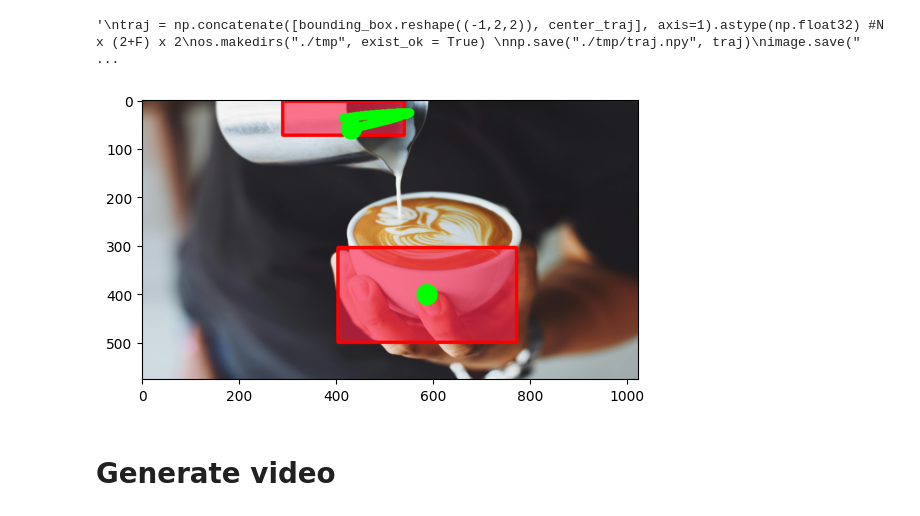
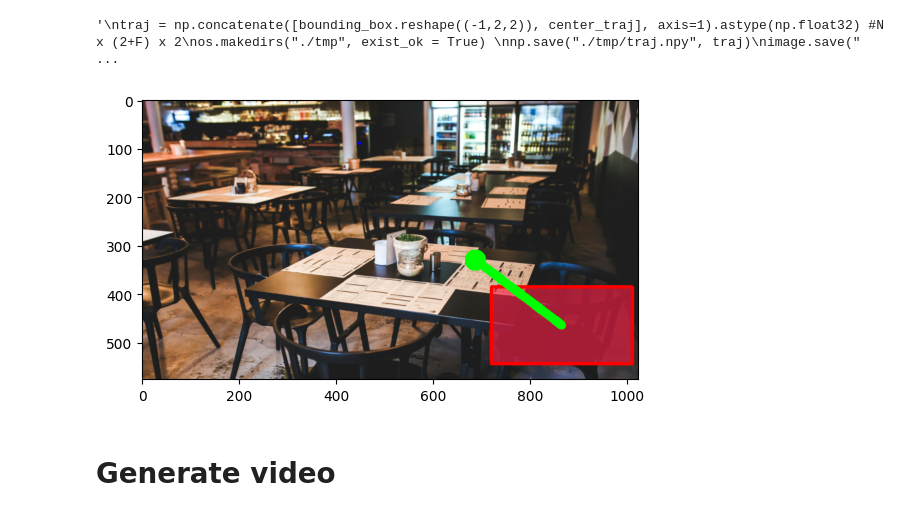
Before and after one commit to EigenTom/SG-I2V, a Jupyter notebook: demo.ipynb, the cells around one changed output. Saved outputs shown, nothing was run; the diff lists cells and outputs as text; code cells hidden in the pictures.

```diff
--- a/demo.ipynb
+++ b/demo.ipynb
@@ -666,13 +666,13 @@ image.save("./tmp/img.png")
 
 # read npy file
 import numpy as np
-ID = 111
+ID = 176
 
 image_path = f"/home/luyi/luyi_workspace/SG-I2V/examples/{ID}/img.png"
 file_path = f"/home/luyi/luyi_workspace/SG-I2V/examples/{ID}/traj.npy"
 data = np.load(file_path, allow_pickle=True)
 
-# data = [data[1]]  # 读取第一个对象的轨迹数据
+data = [data[1]]  # 读取第一个对象的轨迹数据
 
 
 
@@ -698,34 +698,34 @@ for obj_idx in range(len(data)):
     box_traj = []
 
     # 对每一帧
     for frame_idx in range(len(center_points)):
         # 获取当前中心点
         curr_center = center_points[frame_idx]
 
         # 计算相对于第一帧的偏移量
         if frame_idx == 0:
             dx, dy = 0, 0  # 第一帧无偏移
         else:
             dx = center_points[frame_idx][0] - center_points[0][0]
             dy = center_points[frame_idx][1] - center_points[0][1]
 
         # 计算当前帧的边界框坐标 [top, left, bottom, right]
         curr_box = np.array([
             box_tl[1] + dy,      # top = h1 + dy
             box_tl[0] + dx,      # left = w1 + dx
             box_br[1] + dy,      # bottom = h2 + dy
             box_br[0] + dx       # right = w2 + dx
         ], dtype=np.float32)
 
         box_traj.append(curr_box)
 
     # 添加到总轨迹列表
     trajectory_points.append(box_traj)
 
 # 可视化
 visualize_control(image, trajectory_points=trajectory_points)
 # %% [output]
-[figure, old version]
+[figure, new version]
 # %% [markdown]
 # Generate video
 # %%
```
Also changed, not shown: parts of 2 cells of this notebook, 5 other files.
